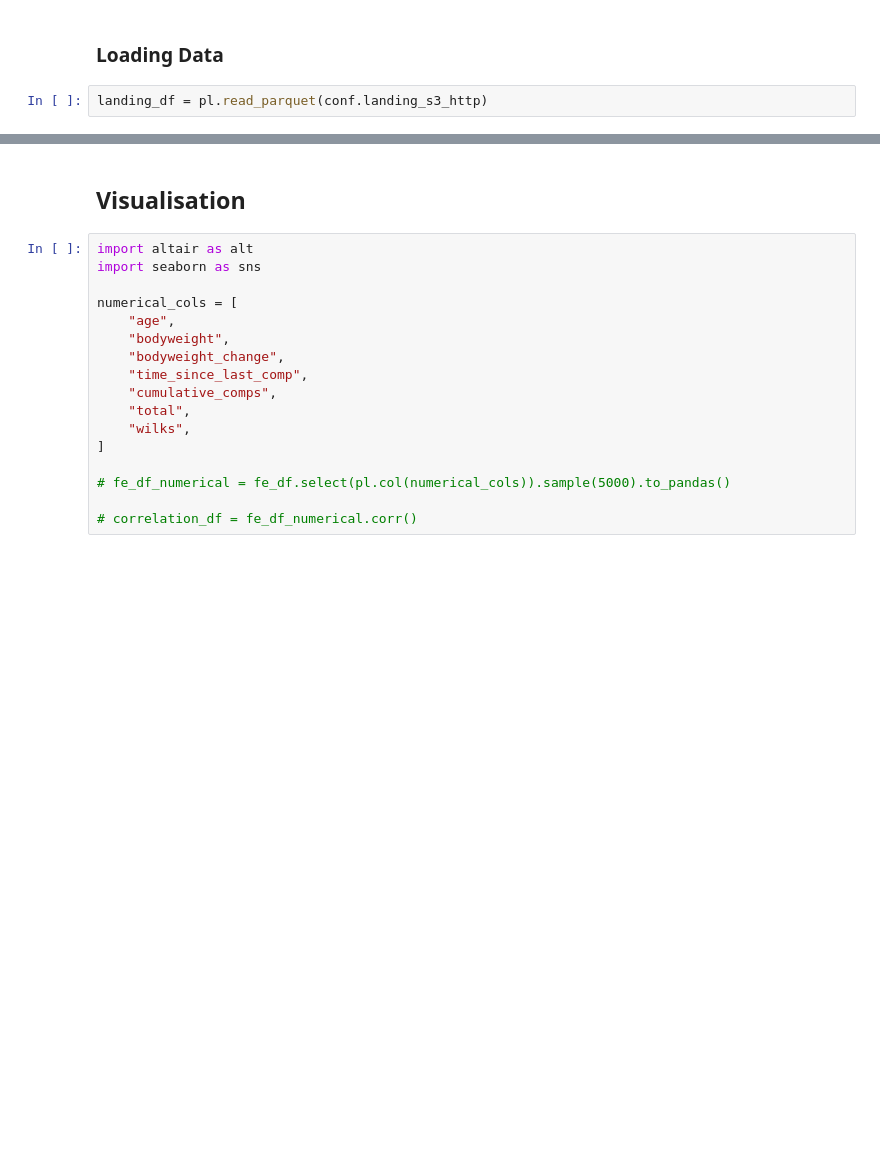
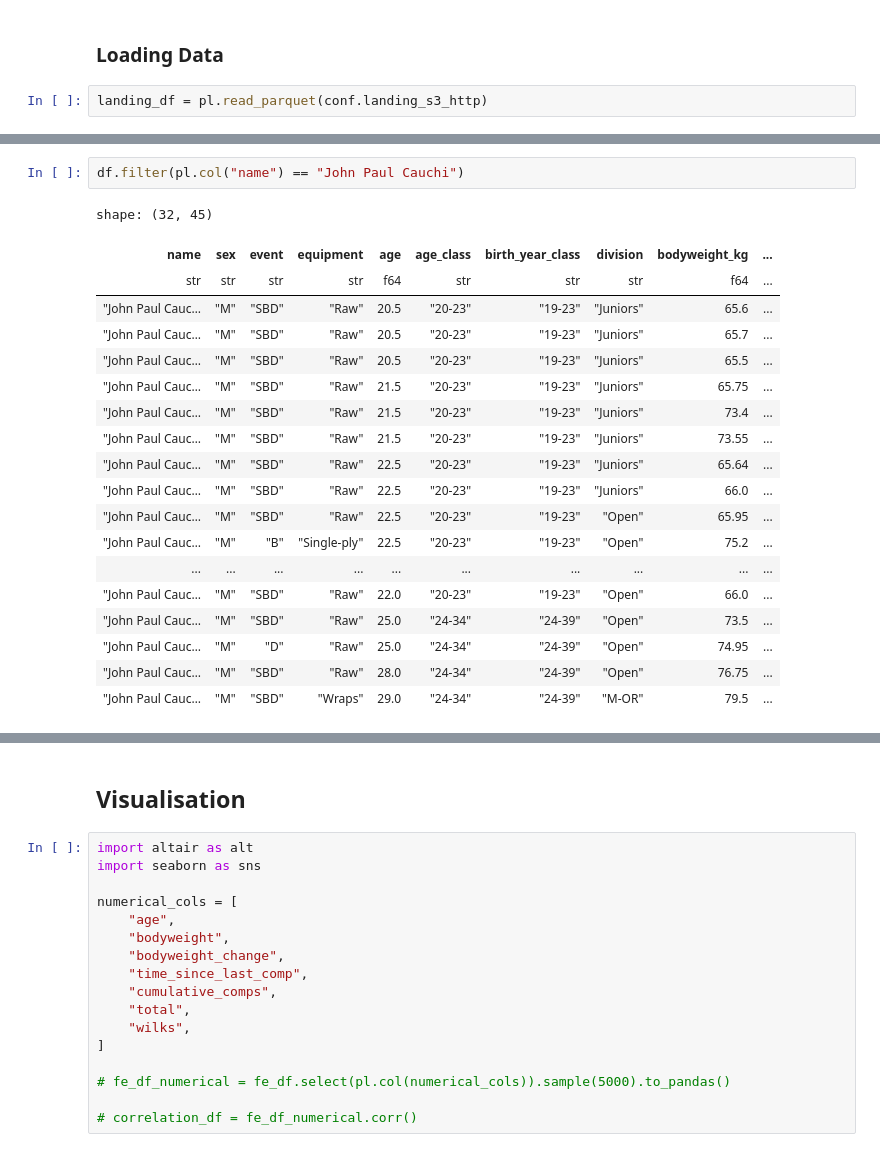
Before and after one commit to namtonthat/powerlifting-ml-progress, a Jupyter notebook: notebooks/etl-polars.ipynb, the cells around one changed output, grey strips where cells are left out. Saved outputs shown, nothing was run; the diff lists cells and outputs as text; blank space fills up the shorter version.

```diff
--- a/notebooks/etl-polars.ipynb
+++ b/notebooks/etl-polars.ipynb
@@ -45,0 +108,22 @@ shape: (5, 24)
+# %%
+df.filter(pl.col("name") == "John Paul Cauchi")
+# %% [output]
+shape: (32, 45)
+| name | sex | event | equipment | age | age_class | birth_year_class | division | bodyweight_kg | ... |
+| str | str | str | str | f64 | str | str | str | f64 | ... |
+| "John Paul Cauc… | "M" | "SBD" | "Raw" | 20.5 | "20-23" | "19-23" | "Juniors" | 65.6 | ... |
+| "John Paul Cauc… | "M" | "SBD" | "Raw" | 20.5 | "20-23" | "19-23" | "Juniors" | 65.7 | ... |
+| "John Paul Cauc… | "M" | "SBD" | "Raw" | 20.5 | "20-23" | "19-23" | "Juniors" | 65.5 | ... |
+| "John Paul Cauc… | "M" | "SBD" | "Raw" | 21.5 | "20-23" | "19-23" | "Juniors" | 65.75 | ... |
+| "John Paul Cauc… | "M" | "SBD" | "Raw" | 21.5 | "20-23" | "19-23" | "Juniors" | 73.4 | ... |
+| "John Paul Cauc… | "M" | "SBD" | "Raw" | 21.5 | "20-23" | "19-23" | "Juniors" | 73.55 | ... |
+| "John Paul Cauc… | "M" | "SBD" | "Raw" | 22.5 | "20-23" | "19-23" | "Juniors" | 65.64 | ... |
+| "John Paul Cauc… | "M" | "SBD" | "Raw" | 22.5 | "20-23" | "19-23" | "Juniors" | 66.0 | ... |
+| "John Paul Cauc… | "M" | "SBD" | "Raw" | 22.5 | "20-23" | "19-23" | "Open" | 65.95 | ... |
+| "John Paul Cauc… | "M" | "B" | "Single-ply" | 22.5 | "20-23" | "19-23" | "Open" | 75.2 | ... |
+| ... | ... | ... | ... | ... | ... | ... | ... | ... | ... |
+| "John Paul Cauc… | "M" | "SBD" | "Raw" | 22.0 | "20-23" | "19-23" | "Open" | 66.0 | ... |
+| "John Paul Cauc… | "M" | "SBD" | "Raw" | 25.0 | "24-34" | "24-39" | "Open" | 73.5 | ... |
+| "John Paul Cauc… | "M" | "D" | "Raw" | 25.0 | "24-34" | "24-39" | "Open" | 74.95 | ... |
+| "John Paul Cauc… | "M" | "SBD" | "Raw" | 28.0 | "24-34" | "24-39" | "Open" | 76.75 | ... |
+| "John Paul Cauc… | "M" | "SBD" | "Wraps" | 29.0 | "24-34" | "24-39" | "M-OR" | 79.5 | ... |
```
Also changed, not shown: parts of 10 cells of this notebook, 4 other files.
